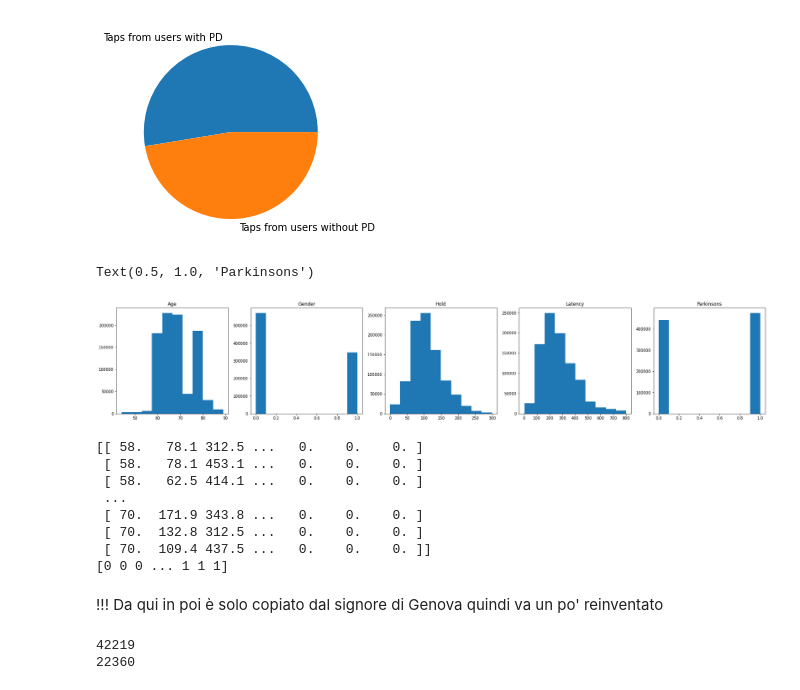
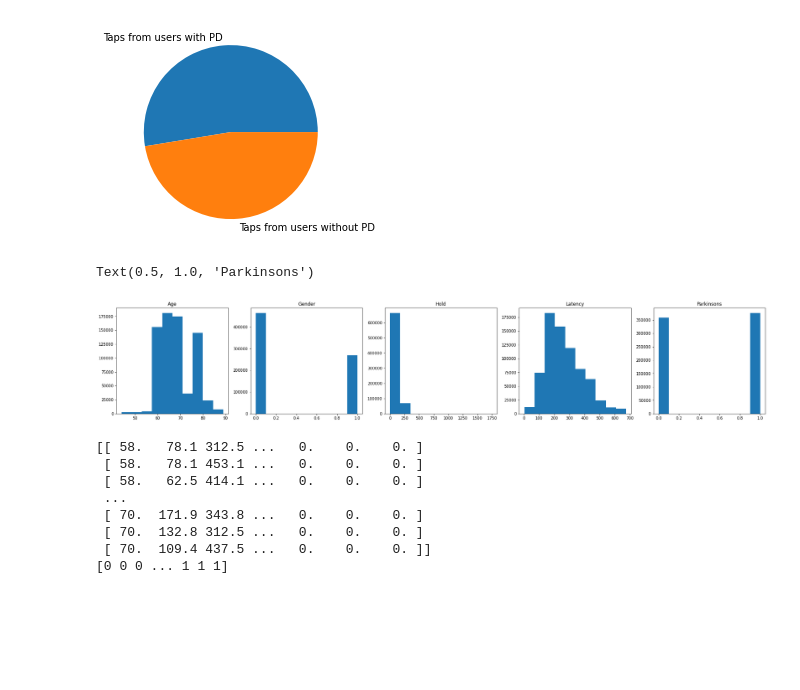
Before and after one commit to simonesinceri/ML-Project, a Jupyter notebook: parkinson.ipynb, the cells around one changed output. Saved outputs shown, nothing was run; the diff lists cells and outputs as text; code cells hidden in the pictures; blank space fills up the shorter version.

```diff
--- a/parkinson.ipynb
+++ b/parkinson.ipynb
@@ -218,29 +218,38 @@ plt.show()
 # %% [output]
 [figure]
 # %%
+from scipy import stats
+
+z_scores = stats.zscore(all_userdata_df)
+abs_z_scores = np.abs(z_scores)
+
+filtered_entries = (abs_z_scores < 3).all(axis=1)
+
+all_userdata_df = all_userdata_df[filtered_entries]
+
 # all_userdata_df.hist(bins = 10, figsize = (20,15), range = [0, 500])
 fig, axs = plt.subplots(1, 5, figsize = (30,5))
 
-axs[2].hist(new_df.Hold)
+axs[2].hist(all_userdata_df.Hold)
 axs[2].set_title('Hold')
-axs[3].hist(new_df.Latency)
+axs[3].hist(all_userdata_df.Latency)
 axs[3].set_title('Latency')
-axs[1].hist(new_df.Gender)
+axs[1].hist(all_userdata_df.Gender)
 axs[1].set_title('Gender')
-axs[0].hist(new_df.Age)
+axs[0].hist(all_userdata_df.Age)
 axs[0].set_title('Age')
-axs[4].hist(new_df.Parkinsons)
+axs[4].hist(all_userdata_df.Parkinsons)
 axs[4].set_title('Parkinsons')
 
 # # all_userdata_df.drop(all_userdata_df.loc[all_userdata_df['Hold']==812648.4].index, inplace=True)
 # # all_userdata_df.drop(all_userdata_df.loc[all_userdata_df['Hold']==84773.4].index, inplace=True)
 # # all_userdata_df.drop(all_userdata_df.loc[all_userdata_df['Hold']==4480.5].index, inplace=True)
 
 # find = all_userdata_df[all_userdata_df.Hold > 3000]
 # print(find)
 # %% [output]
 Text(0.5, 1.0, 'Parkinsons')
-[figure, old version]
+[figure, new version]
 # %%
 x = all_userdata_df.iloc[:, :-1].values
 y = all_userdata_df.iloc[:, -1].values
@@ -258,8 +267,6 @@ print(y)
  [ 70.  132.8 312.5 ...   0.    0.    0. ]
  [ 70.  109.4 437.5 ...   0.    0.    0. ]]
 [0 0 0 ... 1 1 1]
-# %% [markdown]
-!!! Da qui in poi è solo copiato dal signore di Genova quindi va un po' reinventato
 # %%
 from sklearn.model_selection import train_test_split
 
@@ -279,13 +286,10 @@ y_graph = graph.iloc[:, -1].values
 # print(x_graph)
 # print(y_graph)
 # %%
-import collections
-print(len(y_train))
-new_parkinson = collections.Counter(y_train)[1]
-print(new_parkinson)
+# import collections
+# print(len(y_train))
+# new_parkinson = collections.Counter(y_train)[1]
+# print(new_parkinson)
-# %% [output]
-42219
-22360
 # %%
 # prima del modello di classificazione faccio lo scaling
 from sklearn.preprocessing import StandardScaler
```
Also changed, not shown: parts of 14 cells of this notebook.
